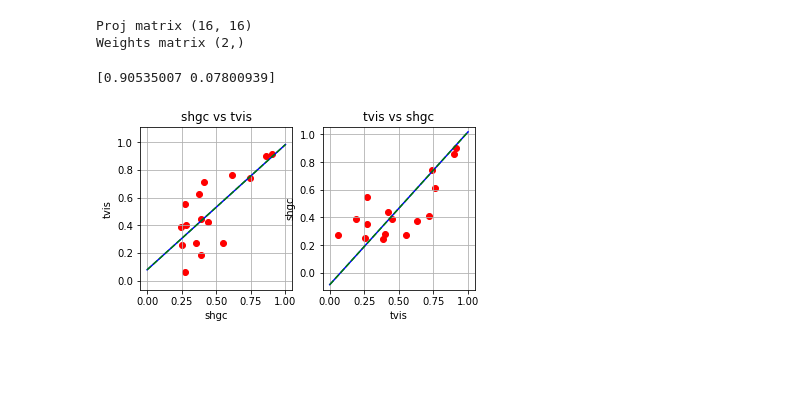
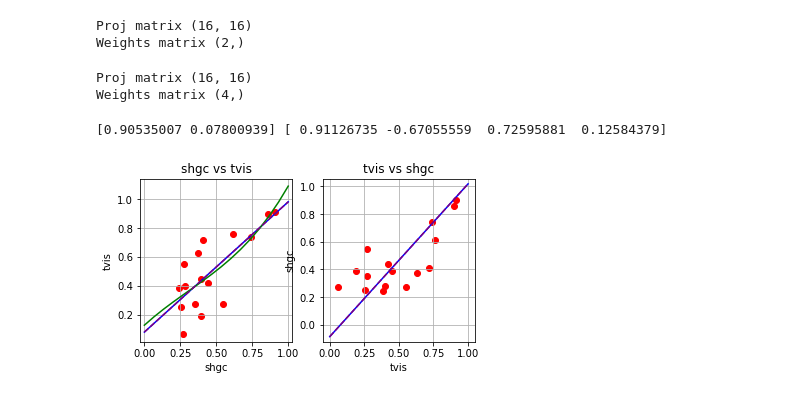
Before and after one commit to saeranv/astrobot, a Jupyter notebook: experiments/shgc_tviz_fx/poly_fx.ipynb, the cells around one changed output. Drawn from its saved outputs; the diff is of its cells as text; code cells hidden in the pictures; blank space fills up the shorter version.

Commit message:
feat(exp): shgc vs tviz function. Add poly regression test.

```diff
--- a/experiments/shgc_tviz_fx/poly_fx.ipynb
+++ b/experiments/shgc_tviz_fx/poly_fx.ipynb
@@ -96,7 +94,8 @@ viz_exp_ezplot().scatter(shgc_data, tviz_data, color='red')
 # X: 1, 16
 # y: 1, 16
 #
-X = np.array([shgc_data, np.ones_like(shgc_data)])
+X = np.array([shgc_data,
+              np.ones_like(shgc_data)])
 y = tviz_data
 
 # 1. Projection matrix
@@ -108,9 +107,9 @@ print('Proj matrix', P.shape)  # 16, 16
 yhat1 = P @ y
 
 # 2. Weights matrix
-B = np.linalg.pinv(X.T @ X) @ X.T @ y
-print('Weights matrix', B.shape)  # (2, )
-yhat2 = X @ B
+B_lin = np.linalg.pinv(X.T @ X) @ X.T @ y
+print('Weights matrix', B_lin.shape)  # (2, )
+yhat2 = X @ B_lin
 
 assert np.sum(yhat1 - yhat2) < 1e-10
 
@@ -118,33 +117,80 @@ assert np.sum(yhat1 - yhat2) < 1e-10
 # %% [output]
 Proj matrix (16, 16)
 Weights matrix (2,)
+# %%
+# Create regression model
+# add 1s row so that we have a bias
+# X: 1, 16
+# y: 1, 16
+
+#shgc_data = np.linspace(0, 1, 16)
+#tviz_data = shgc_data ** 2
+
+X = np.array([shgc_data,
+              np.power(shgc_data, 2),
+              np.power(shgc_data, 3),
+              np.ones_like(shgc_data)])
+y = tviz_data
+
+# 1. Projection matrix
+X = X.T  # 16, 1
+P = X @ np.linalg.pinv(X.T @ X) @ X.T
+print('Proj matrix', P.shape)  # 16, 16
+
+# Project y onto X plane
+yhat1 = P @ y
+
+# 2. Weights matrix
+B_poly = np.linalg.pinv(X.T @ X) @ X.T @ y
+print('Weights matrix', B_poly.shape)  # (2, )
+yhat2 = X @ B_poly
+
+assert np.sum(yhat1 - yhat2) < 1e-10
+
+# slope, bias = B  # extract slope and bias
+# %% [output]
+Proj matrix (16, 16)
+Weights matrix (4,)
 # %%
-print(B)
+print(B_lin, B_poly)
 
-pred_tviz = lambda _x: (B[0] * _x) + B[1]
-pred_shgc = lambda _x: (_x / B[0]) - (B[1] / B[0])  # invert function
+def pred_tviz_lin(_x):
+    _X = np.array([_x, np.ones_like(_x)])
+    return _X.T @ B_lin
+
+def pred_tviz_poly(_x):
+    _X = np.array([_x,
+                   np.power(_x, 2),
+                   np.power(_x, 3),
+                   np.ones_like(_x)])
+    return _X.T @ B_poly
+
+def pred_shgc_lin(_x):
+    # invert function
+    return (_x / B_lin[0]) - (B_lin[1] / B_lin[0])
 
 _, a = plt.subplots(1, 2, figsize=(6, 3))
 
 # tvis predict
 _shgc = np.linspace(0, 1, data_num)
 a[0] = viz_exp_ezplot(a[0])
 a[0].scatter(shgc_data, tviz_data, color='red')
-_ = a[0].plot(_shgc, pred_tviz(_shgc), color='blue')
+_ = a[0].plot(_shgc, pred_tviz_lin(_shgc), color='blue')
+_ = a[0].plot(_shgc, pred_tviz_poly(_shgc), color='green')
 # check inversion
-_ = a[0].plot(_shgc, pred_tviz(pred_shgc(pred_tviz(_shgc))),
-              color='green', linestyle='--')
+_ = a[0].plot(_shgc, pred_tviz_lin(pred_shgc_lin(pred_tviz_lin(_shgc))),
+              color='purple', linestyle='--')
 
 # shgc predict
 _tviz = np.linspace(0, 1, data_num)
 a[1] = viz_exp_ezplot(a[1], invert=True)
 a[1].scatter(tviz_data, shgc_data, color='red')
-_ = a[1].plot(_tviz, pred_shgc(_tviz), color='blue')
-_ = a[1].plot(_tviz, pred_shgc(pred_tviz(pred_shgc(_tviz))),
-              color='green', linestyle='--')
+_ = a[1].plot(_tviz, pred_shgc_lin(_tviz), color='blue')
+_ = a[1].plot(_tviz, pred_shgc_lin(pred_tviz_lin(pred_shgc_lin(_tviz))),
+              color='purple', linestyle='--')
 # %% [output]
-[0.90535007 0.07800939]
+[0.90535007 0.07800939] [ 0.91126735 -0.67055559  0.72595881  0.12584379]
-[figure, old version]
+[figure, new version]
 # %%
 
 # Test intuition
```
Also changed, not shown: parts of 1 cell of this notebook.
